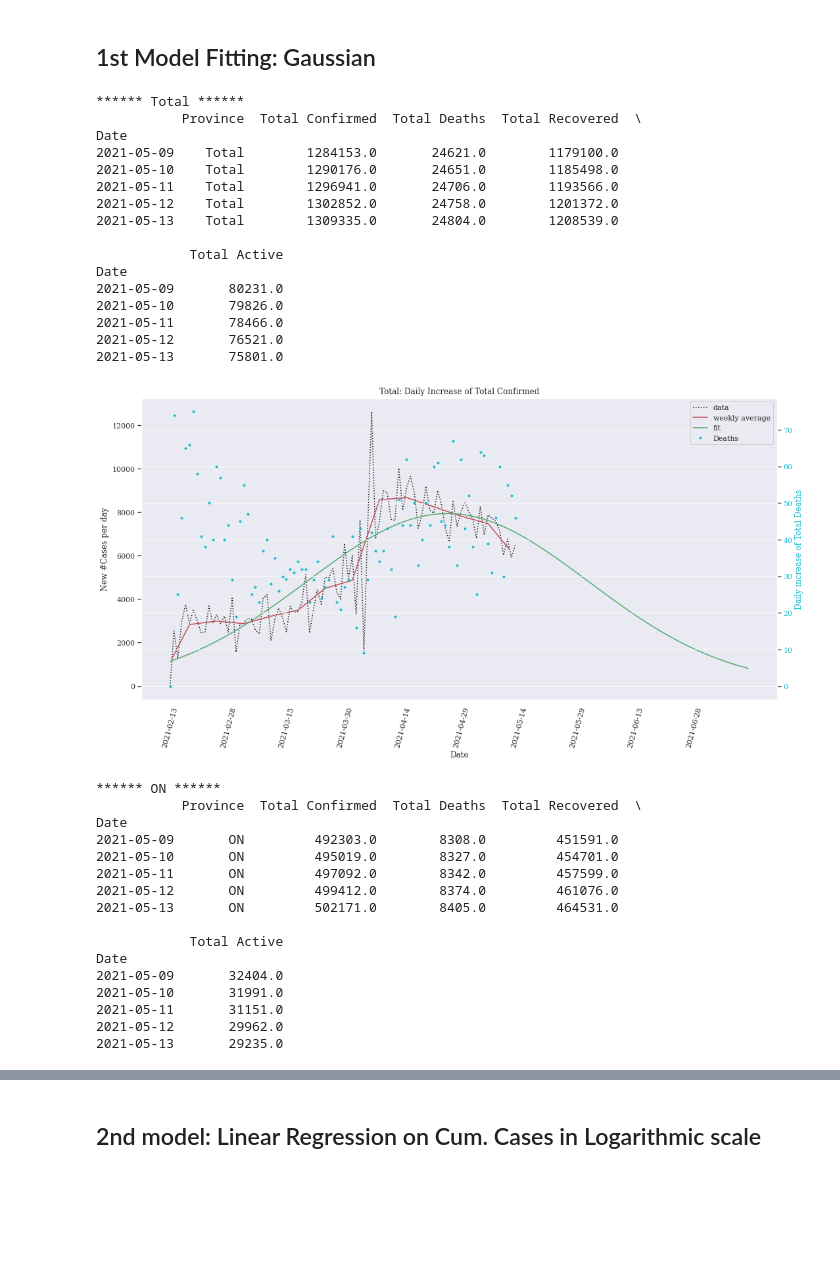
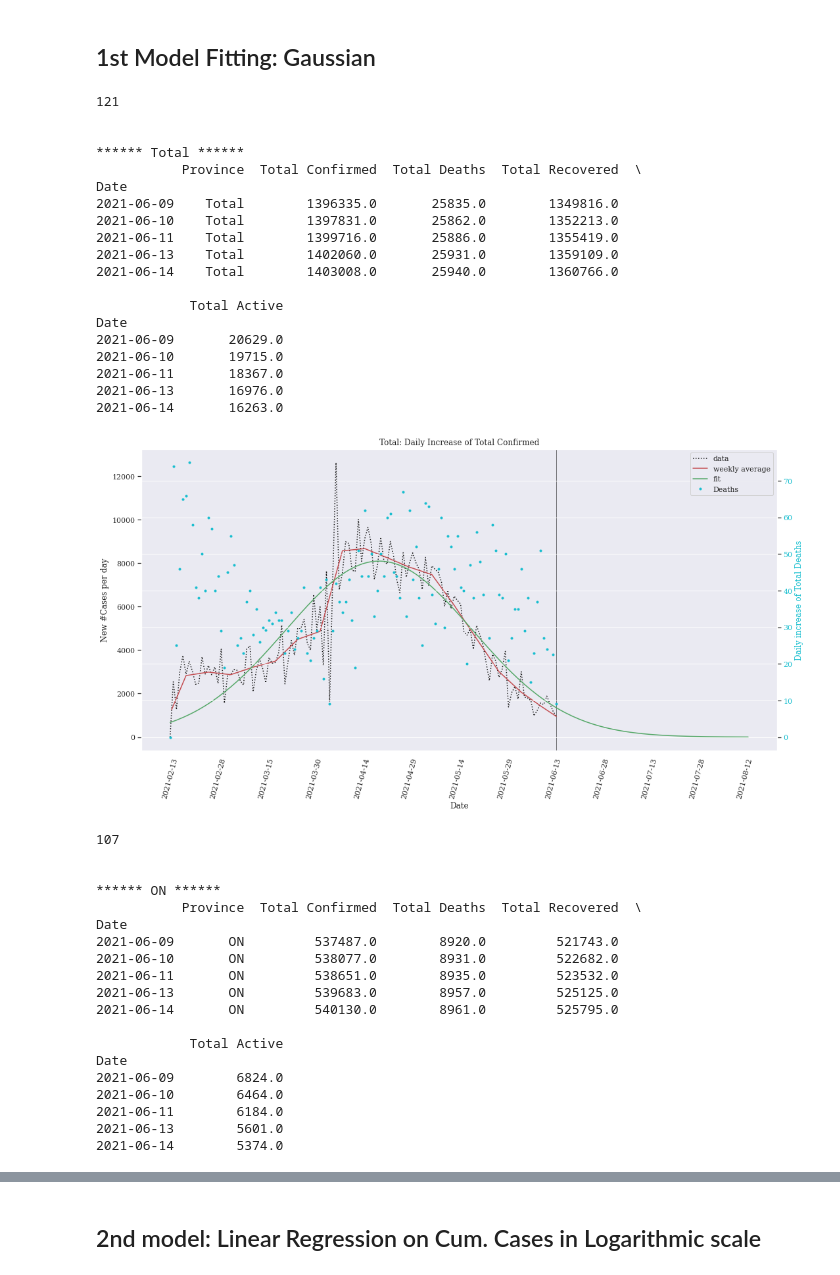
Before and after one commit to twiskle/covid19_data, a Jupyter notebook: covid19_model_canada.ipynb, the cells around one changed output, grey strips where cells are left out. Cells and saved outputs as stored; diff of their text form; code cells hidden in the pictures; blank space fills up the shorter version.

Commit message:
Update covid19_model_canada.ipynb
data to June 14th, 2021
- Headers changed due to changes to tables in June
- added vertical line on 'today' on plots for easier visualization

```diff
--- a/covid19_model_canada.ipynb
+++ b/covid19_model_canada.ipynb
@@ -257,6 +257,7 @@ def getWeeklyAverage(xdata, x_data_in_day, y_data_change_per_day, year_start):
     return weekly_avg
 # %%
 for cur_df in df:
+
     #define main axis parameter
     data_examined = cur_df.columns.get_loc('Total Confirmed')
     #define secondary axis parameter
@@ -270,6 +271,12 @@ for cur_df in df:
     start_point = 340
     xdata = xdata[start_point:]
     ydata = ydata[start_point:]
+    ############################################
+    # 2021-06-14 added
+    from datetime import datetime
+    today = datetime.today()
+    days_diff = today - try_parsing_date(xdata[0])
+    print(days_diff.days)
     ############################################
 
     xdata = xdata[~ydata.apply(np.isnan)]
@@ -324,9 +331,9 @@ for cur_df in df:
 
     plt.rcParams.update({'font.size': 12})
     plt.rcParams.update({'figure.autolayout': True,
-                         'font.size': 5,
-                         'font.family': 'serif',
-                         'font.sans-serif': ['Helvetica']})
+                         'font.size': 5})
+
+    plt.axvline(x=days_diff.days, color = 'black', linewidth=0.5)
 
     lns1 = ax.plot(x_data_in_day, y_data_change_per_day, 'k:', label='data')
 
@@ -353,57 +360,63 @@ for cur_df in df:
     ax2.set_ylabel('Daily increase of ' + second_param, color=color)
     lns4 = ax2.plot(x_data_in_day, ydata_2ndry_change_per_day, 'c.',
                     color=color, label= 'Deaths')
     #ax2.plot(np.concatenate((x_data_in_day, x_extend)),
     #         func_normal(np.concatenate((x_data_in_day, x_extend)), *popt2),
     #         'm-', label='fit')
     ax2.tick_params(axis='y', labelcolor=color)
 
     # Legend
     lines, labels = ax.get_legend_handles_labels()
     lines2, labels2 = ax2.get_legend_handles_labels()
     ax2.legend(lines + lines2, labels + labels2, loc=0)
 
     ax.grid()
     ax.set_xlabel('Date')
     ax.set_ylabel('New #Cases per day')
     ax.set_title(cur_df['Province'][0] + ': Daily Increase of ' + cur_df.columns[data_examined])
     plt.show()
 
     from sklearn.metrics import mean_squared_error
     # Calculation of Mean Squared Error (MSE)
     y_pred = np.array(func_normal(x_data_in_day, *popt))
     #print("MSE: {}".format(mean_squared_error(y_data_change_per_day, y_pred)))
 # %% [output]
+121
+
+
 ****** Total ******
            Province  Total Confirmed  Total Deaths  Total Recovered  \
 Date
-2021-05-09    Total        1284153.0       24621.0        1179100.0
-2021-05-10    Total        1290176.0       24651.0        1185498.0
-2021-05-11    Total        1296941.0       24706.0        1193566.0
-2021-05-12    Total        1302852.0       24758.0        1201372.0
-2021-05-13    Total        1309335.0       24804.0        1208539.0
+2021-06-09    Total        1396335.0       25835.0        1349816.0
+2021-06-10    Total        1397831.0       25862.0        1352213.0
+2021-06-11    Total        1399716.0       25886.0        1355419.0
+2021-06-13    Total        1402060.0       25931.0        1359109.0
+2021-06-14    Total        1403008.0       25940.0        1360766.0
 
             Total Active
 Date
-2021-05-09       80231.0
-2021-05-10       79826.0
-2021-05-11       78466.0
-2021-05-12       76521.0
-2021-05-13       75801.0
+2021-06-09       20629.0
+2021-06-10       19715.0
+2021-06-11       18367.0
+2021-06-13       16976.0
+2021-06-14       16263.0
-[figure, old version]
+[figure, new version]
+107
+
+
 ****** ON ******
            Province  Total Confirmed  Total Deaths  Total Recovered  \
 Date
-2021-05-09       ON         492303.0        8308.0         451591.0
-2021-05-10       ON         495019.0        8327.0         454701.0
-2021-05-11       ON         497092.0        8342.0         457599.0
-2021-05-12       ON         499412.0        8374.0         461076.0
-2021-05-13       ON         502171.0        8405.0         464531.0
+2021-06-09       ON         537487.0        8920.0         521743.0
+2021-06-10       ON         538077.0        8931.0         522682.0
+2021-06-11       ON         538651.0        8935.0         523532.0
+2021-06-13       ON         539683.0        8957.0         525125.0
+2021-06-14       ON         540130.0        8961.0         525795.0
 
             Total Active
 Date
-2021-05-09       32404.0
-2021-05-10       31991.0
-2021-05-11       31151.0
-2021-05-12       29962.0
-2021-05-13       29235.0
+2021-06-09        6824.0
+2021-06-10        6464.0
+2021-06-11        6184.0
+2021-06-13        5601.0
+2021-06-14        5374.0
```
Also changed, not shown: parts of 12 cells of this notebook.
